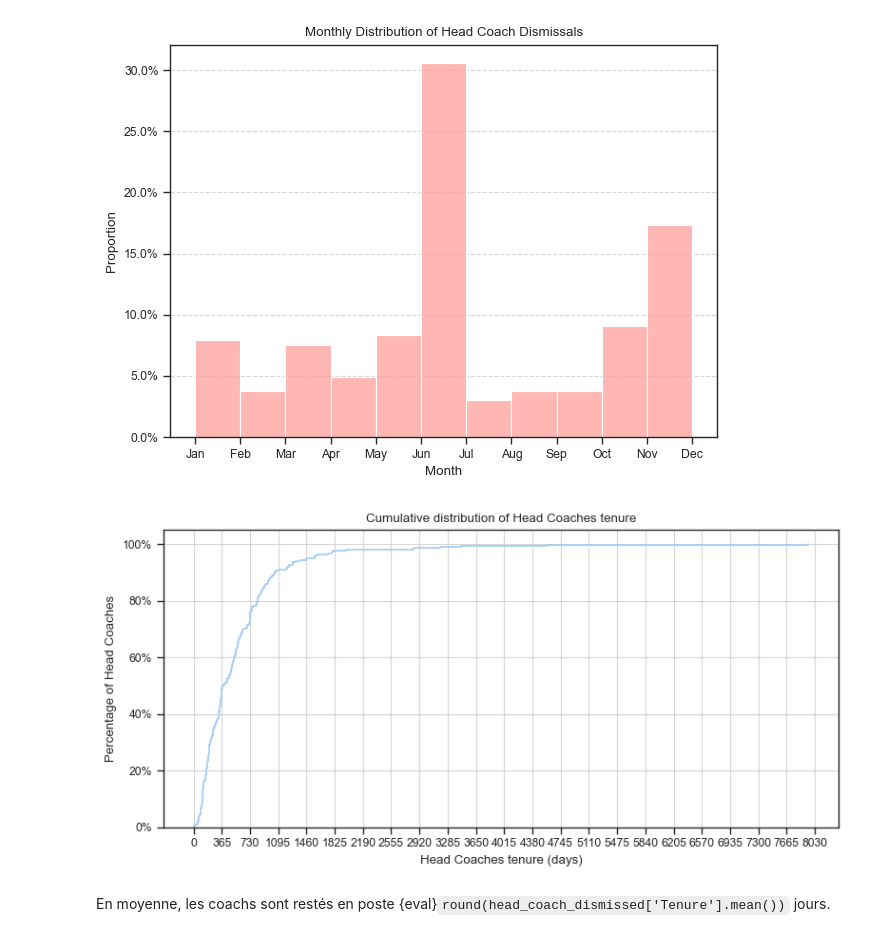
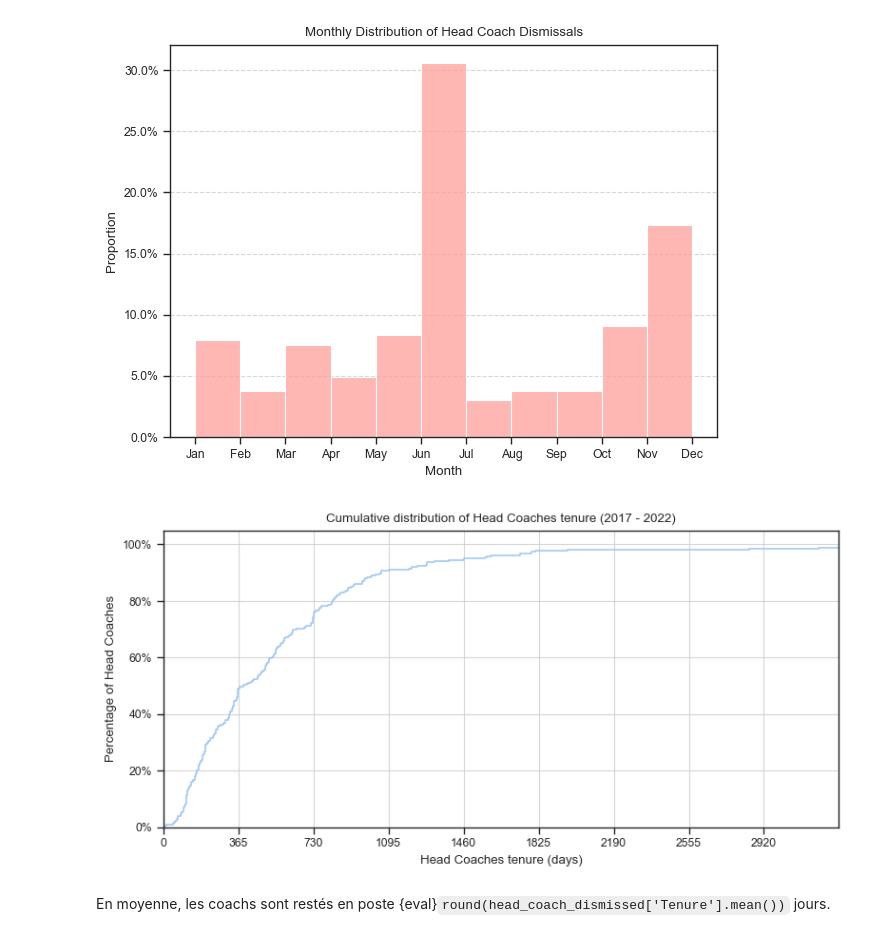
Before and after one commit to mathisdrn/head_coach_dismissal, a Jupyter notebook: src/03 Headcoach analysis.ipynb, the cells around one changed output. Saved outputs shown, nothing was run; the diff lists cells and outputs as text; code cells hidden in the pictures.

```diff
--- a/src/03 Headcoach analysis.ipynb
+++ b/src/03 Headcoach analysis.ipynb
@@ -60,22 +60,22 @@ head_coach_dismissed = head_coach[head_coach['EndDate'].notnull()]
 # %%
 #| label: hc_tenure
 # Plot ECDF of head_coach tenure
 plt.figure(figsize=(8, 4))
 
 sns.ecdfplot(data=head_coach_dismissed, x='Tenure', stat = 'percent')
 plt.ylabel('Percentage of Head Coaches')
 # Format percentage
 plt.gca().yaxis.set_major_formatter(mticker.PercentFormatter(xmax=100))
 # Grid
 plt.grid(axis='y', linestyle='-', alpha=0.8)
 plt.grid(axis='x', linestyle='-', alpha=0.8)
 plt.xticks(range(0, max(head_coach_dismissed['Tenure']) + 365, 365))
-# plt.xlim(0, head_coach_dismissed['Tenure'].quantile(0.97))
-plt.title('Cumulative distribution of Head Coaches tenure')
+plt.xlim(0, head_coach_dismissed['Tenure'].quantile(0.99))
+plt.title('Cumulative distribution of Head Coaches tenure (2017 - 2022)')
 plt.xlabel('Head Coaches tenure (days)');
 # plt.savefig('figures/hc_tenure.png')
 # %% [output]
-[figure, old version]
+[figure, new version]
 # %% [markdown]
 En moyenne, les coachs sont restés en poste {eval}`round(head_coach_dismissed['Tenure'].mean())` jours.
 # %%
```
Also changed, not shown: parts of 4 cells of this notebook.
